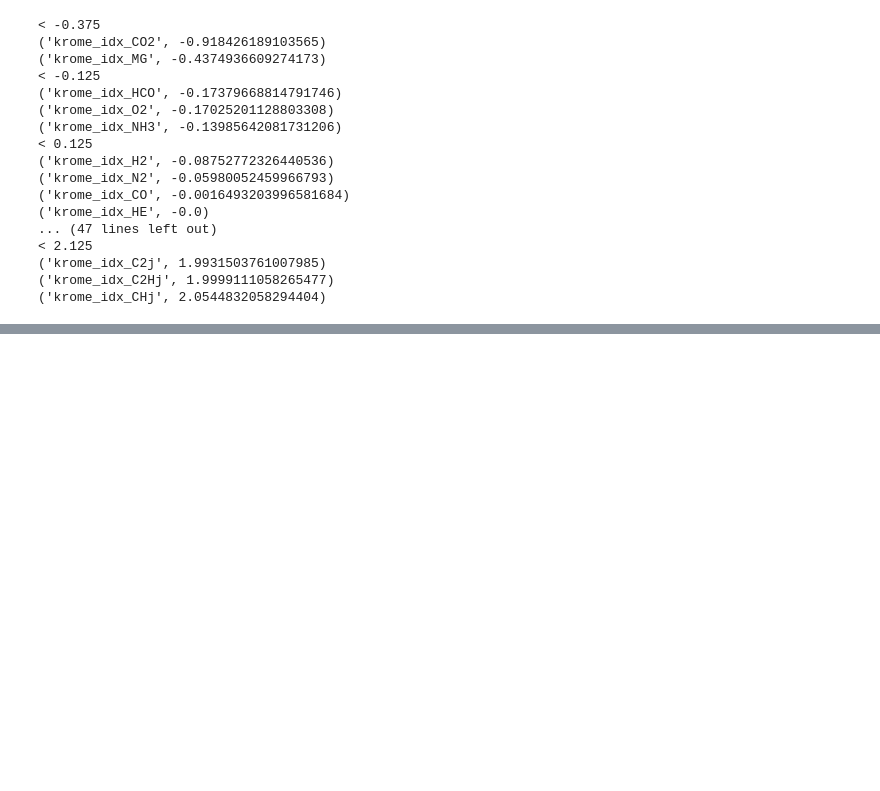
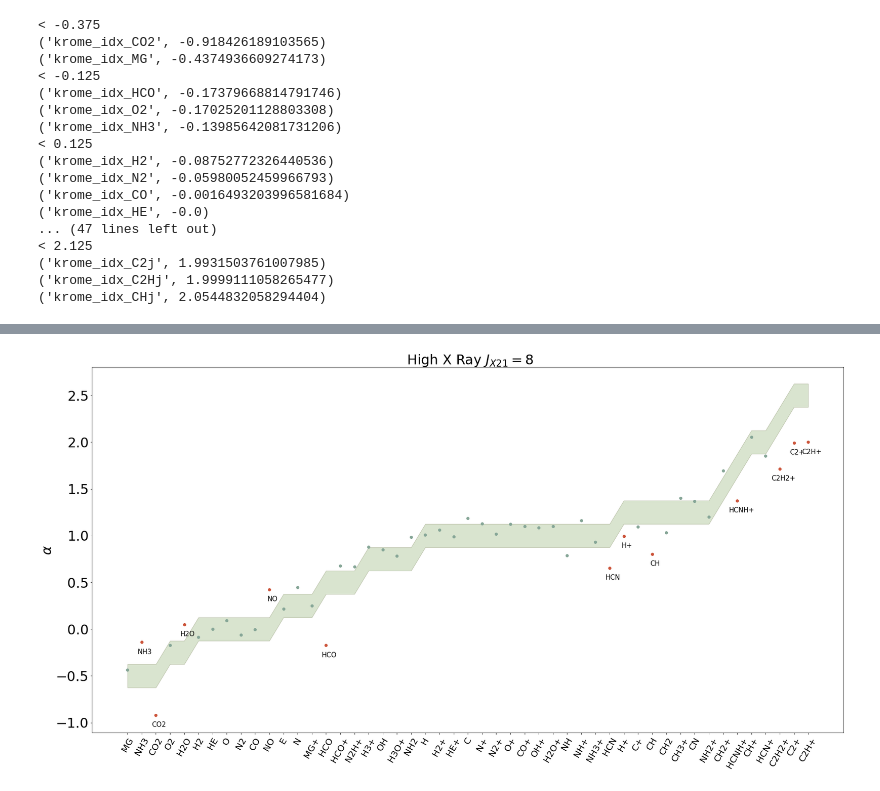
Before and after one commit to slowdivePTG/X-ray-chemistry, a Jupyter notebook: KROME/build_dustH2/data/alpha.ipynb, the cells around one changed output, grey strips where cells are left out. Cells and saved outputs as stored; diff of their text form; code cells hidden in the pictures; blank space fills up the shorter version.

```diff
--- a/KROME/build_dustH2/data/alpha.ipynb
+++ b/KROME/build_dustH2/data/alpha.ipynb
@@ -157,0 +222,5 @@ test1[krome_idx_N]-test2[krome_idx_N]
+# %%
+# X-ray Jx21=8
+alpha_range('Table4','case4','case4_1',1,1.2)
+# %% [output]
+[figure, added]
```
Also changed, not shown: parts of 6 cells of this notebook, 13 other files.
